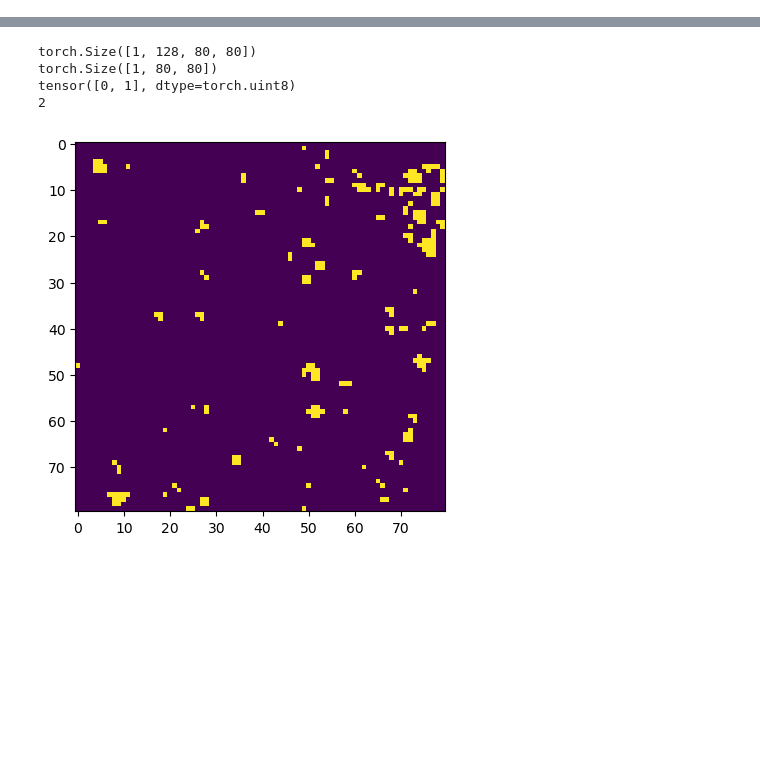
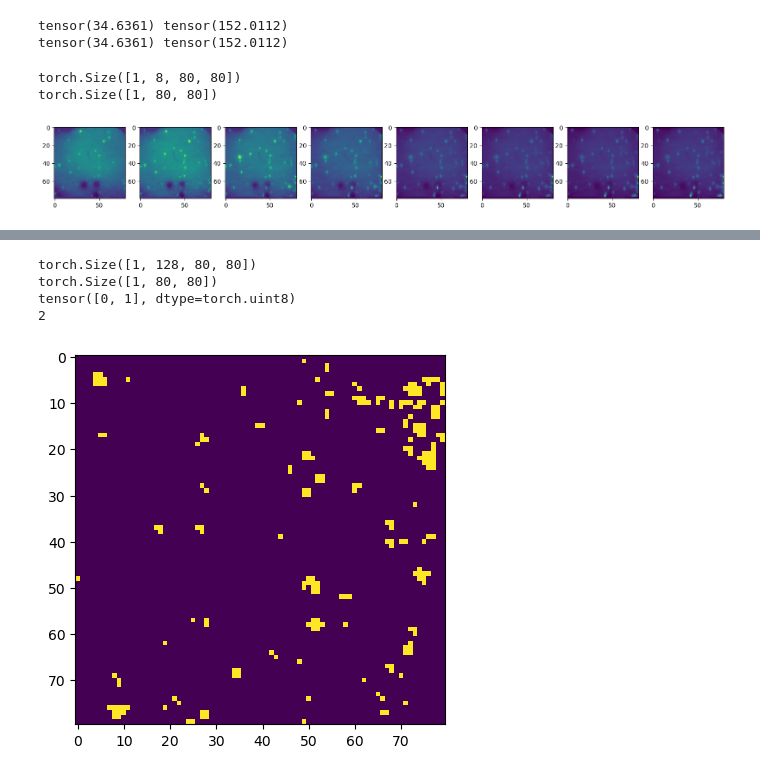
Before and after one commit to wittmajerd/U-Net-and-SRU-Net-segmentation, a Jupyter notebook: dataset_test.ipynb, the cells around one changed output, grey strips where cells are left out. Saved outputs shown, nothing was run; the diff lists cells and outputs as text; code cells hidden in the pictures; blank space fills up the shorter version.

```diff
--- a/dataset_test.ipynb
+++ b/dataset_test.ipynb
@@ -17,7 +17,7 @@ data_path = 'data_with_centers/'
 train_percent = 0.737
 bio_len = 8
 mask_size = 80
-batch_size = 4
+batch_size = 1
 
 # files = os.listdir(data_path)
 # train_size = int(train_percent * len(files))
@@ -25,7 +25,25 @@ batch_size = 4
 # val_size = len(files) - train_size
 # print(val_size)
 
-train_dataset, val_dataset = create_datasets(data_path, train_percent, bool, biosensor_length=bio_len, mask_size=mask_size, augment=True)
+train_dataset, val_dataset = create_datasets(data_path, train_percent, bool, biosensor_length=bio_len, mask_size=mask_size, augment=False)
 
-train_loader = DataLoader(train_dataset, batch_size=batch_size, shuffle=True)
+train_loader = DataLoader(train_dataset, batch_size=batch_size, shuffle=False)
 val_loader = DataLoader(val_dataset, batch_size=batch_size, shuffle=False)
+# %% [output]
+tensor(34.6361) tensor(152.0112)
+tensor(34.6361) tensor(152.0112)
+# %%
+loader_iter = iter(train_loader)
+bio, mask = next(loader_iter)
+
+print(bio.shape)
+print(mask.shape)
+plt.figure(figsize=(20, 40))  # Adjust as needed
+for i in range(bio_len):
+    plt.subplot(1, bio_len, i+1)
+    plt.imshow(bio[0, i, :, :])
+plt.show()
+# %% [output]
+torch.Size([1, 8, 80, 80])
+torch.Size([1, 80, 80])
+[figure, added]
```
Also changed, not shown: parts of 2 cells of this notebook, 1 other file.
